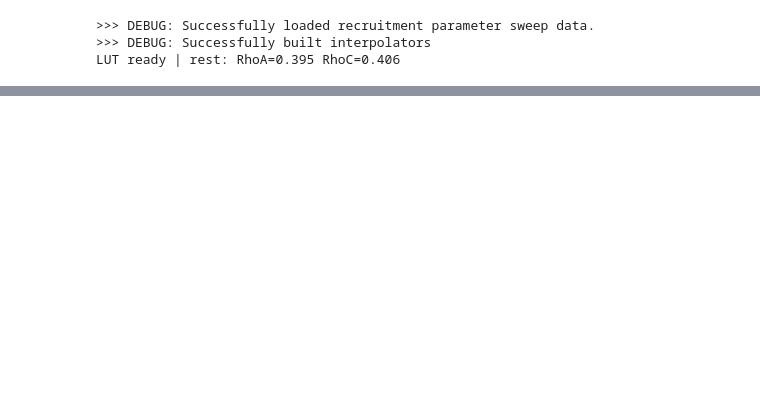
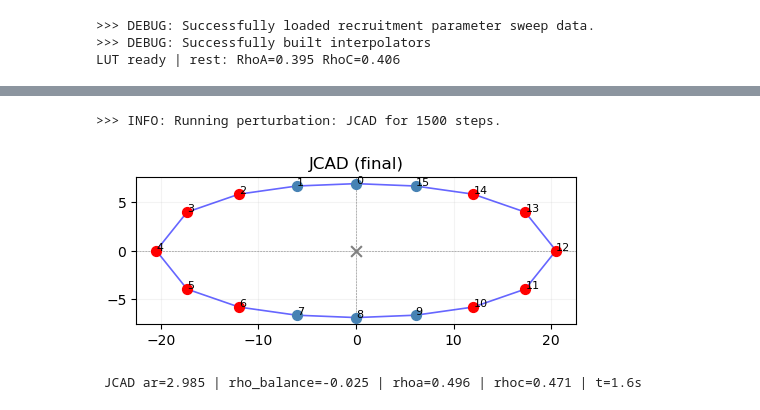
Before and after one commit to emilieyuu/endotehelial-masboss, a Jupyter notebook: notebooks/16_abm_runs.ipynb, the cells around one changed output, grey strips where cells are left out. Drawn from its saved outputs; the diff is of its cells as text; code cells hidden in the pictures; blank space fills up the shorter version.

```diff
--- a/notebooks/16_abm_runs.ipynb
+++ b/notebooks/16_abm_runs.ipynb
@@ -34,3 +57,7 @@ res_wt['node_ss']
 # %%
-res_jcad = run_abm_sim_single(jcad_cfg, lut, 3000, 'JCAD', True)
+res_jcad = run_abm_sim_single(jcad_cfg, lut, 'JCAD', True)
+# %% [output]
+>>> INFO: Running perturbation: JCAD for 1500 steps.
+[figure, added]
+ JCAD ar=2.985 | rho_balance=-0.025 | rhoa=0.496 | rhoc=0.471 | t=1.6s
 # %%
```
Also changed, not shown: parts of 13 cells of this notebook, 2 other files.
